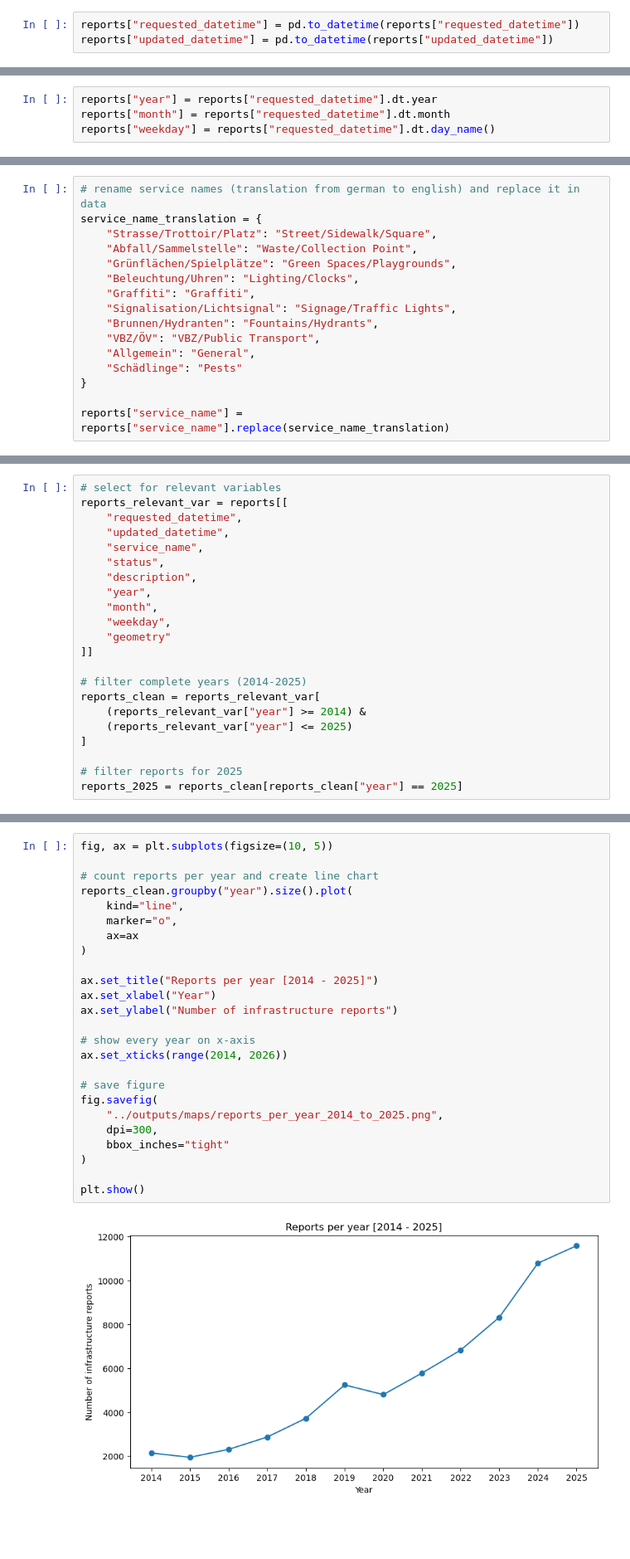
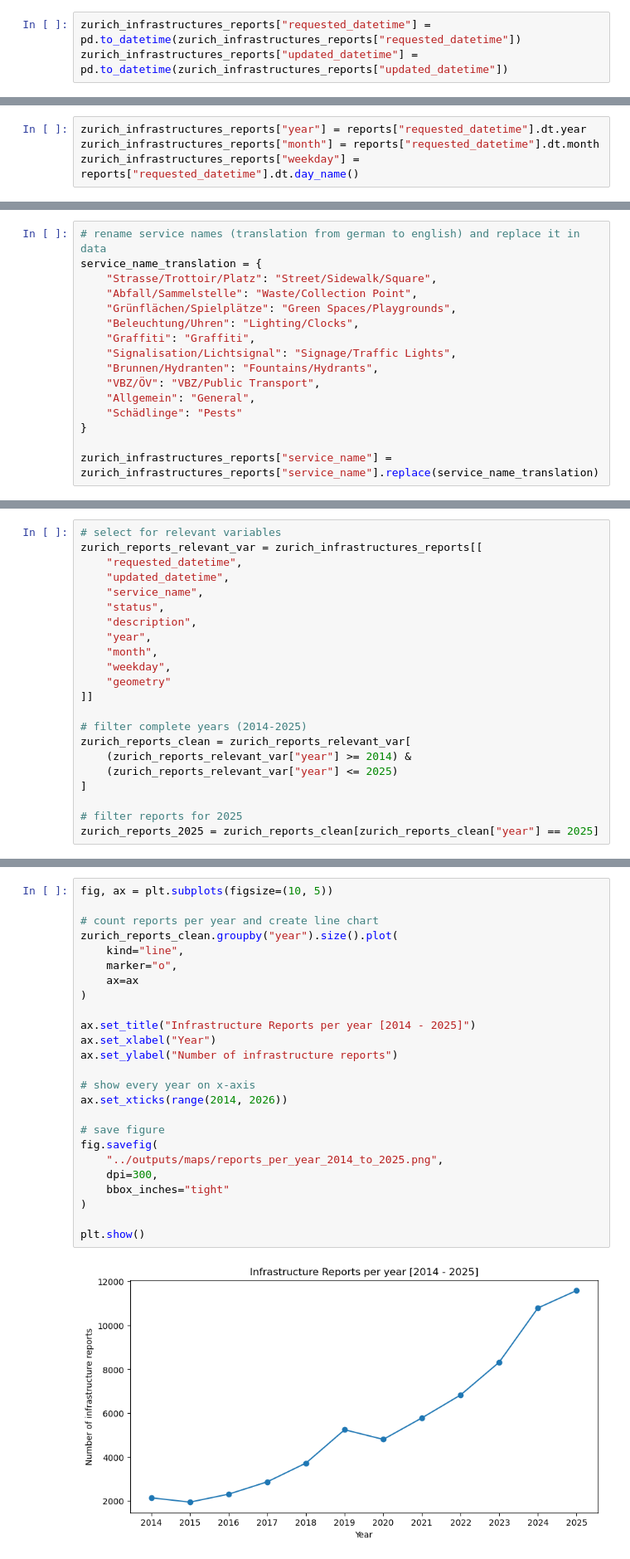
Before and after one commit to konaarnold/zueri-wie-neu-analysis, a Jupyter notebook: notebooks/zueri_wie_neu_analysis.ipynb, the cells around one changed output, grey strips where cells are left out. Shown at 83% size. Cells and saved outputs as stored; diff of their text form; blank space fills up the shorter version.

Commit message:
improved descriptive variable names and titel of the maps

```diff
--- a/notebooks/zueri_wie_neu_analysis.ipynb
+++ b/notebooks/zueri_wie_neu_analysis.ipynb
@@ -270,13 +270,13 @@ The datasets are prepared by converting datetime columns, creating temporal vari
 # %%
-reports["requested_datetime"] = pd.to_datetime(reports["requested_datetime"])
-reports["updated_datetime"] = pd.to_datetime(reports["updated_datetime"])
+zurich_infrastructures_reports["requested_datetime"] = pd.to_datetime(zurich_infrastructures_reports["requested_datetime"])
+zurich_infrastructures_reports["updated_datetime"] = pd.to_datetime(zurich_infrastructures_reports["updated_datetime"])
 # %% [markdown]
 ### 4.2. Create temporal variables
 Additional temporal variables are created from the original datetime column. These variables allow the analysis of trends and seasonal patterns over time.
 # %%
-reports["year"] = reports["requested_datetime"].dt.year
-reports["month"] = reports["requested_datetime"].dt.month
-reports["weekday"] = reports["requested_datetime"].dt.day_name()
+zurich_infrastructures_reports["year"] = reports["requested_datetime"].dt.year
+zurich_infrastructures_reports["month"] = reports["requested_datetime"].dt.month
+zurich_infrastructures_reports["weekday"] = reports["requested_datetime"].dt.day_name()
 # %% [markdown]
 The new temporal variables allow the analysis of yearly trends, monthly patterns and weekday reporting behaviour.
 
@@ -296,6 +296,6 @@ service_name_translation = {
     "Schädlinge": "Pests"
 }
 
-reports["service_name"] = reports["service_name"].replace(service_name_translation)
+zurich_infrastructures_reports["service_name"] = zurich_infrastructures_reports["service_name"].replace(service_name_translation)
 # %%
 # check number of reports by year
@@ -334,7 +334,7 @@ For the temporal trend analysis, only complete years between 2014 and 2025 are r
 The year 2025 is used for the detailed spatial and seasonal analyses because it contains the highest number of reports and represents a complete reporting year in the dataset.
 # %%
 # select for relevant variables
-reports_relevant_var = reports[[
+zurich_reports_relevant_var = zurich_infrastructures_reports[[
     "requested_datetime",
     "updated_datetime",
     "service_name",
@@ -347,13 +347,13 @@ reports_relevant_var = reports[[
 ]]
 
 # filter complete years (2014-2025)
-reports_clean = reports_relevant_var[
-    (reports_relevant_var["year"] >= 2014) &
-    (reports_relevant_var["year"] <= 2025)
+zurich_reports_clean = zurich_reports_relevant_var[
+    (zurich_reports_relevant_var["year"] >= 2014) &
+    (zurich_reports_relevant_var["year"] <= 2025)
 ]
 
 # filter reports for 2025
-reports_2025 = reports_clean[reports_clean["year"] == 2025]
+zurich_reports_2025 = zurich_reports_clean[zurich_reports_clean["year"] == 2025]
 # %% [markdown]
 ### 4.4. Clean neighbourhood dataset
 Only the neighbourhood name, district name, and geometry are required for the spatial analysis.
@@ -830,30 +830,30 @@ This section analyses how the number of reports changed between 2014 and 2025 in
 # %%
 fig, ax = plt.subplots(figsize=(10, 5))
 
 # count reports per year and create line chart
-reports_clean.groupby("year").size().plot(
+zurich_reports_clean.groupby("year").size().plot(
     kind="line",
     marker="o",
     ax=ax
 )
 
-ax.set_title("Reports per year [2014 - 2025]")
+ax.set_title("Infrastructure Reports per year [2014 - 2025]")
 ax.set_xlabel("Year")
 ax.set_ylabel("Number of infrastructure reports")
 
 # show every year on x-axis
 ax.set_xticks(range(2014, 2026))
 
 # save figure
 fig.savefig(
     "../outputs/maps/reports_per_year_2014_to_2025.png",
     dpi=300,
     bbox_inches="tight"
 )
 
 plt.show()
 # %% [output]
-[figure, old version]
+[figure, new version]
 # %% [markdown]
 The number of infrastructure reports shows a clear upward trend between 2014 and 2025. After a slight decline in 2015, report counts increase almost continuously over time. A small decrease can be observed in 2020, followed by particularly strong growth after 2021.
 
```
Also changed, not shown: parts of 45 cells of this notebook, 3 other files.
